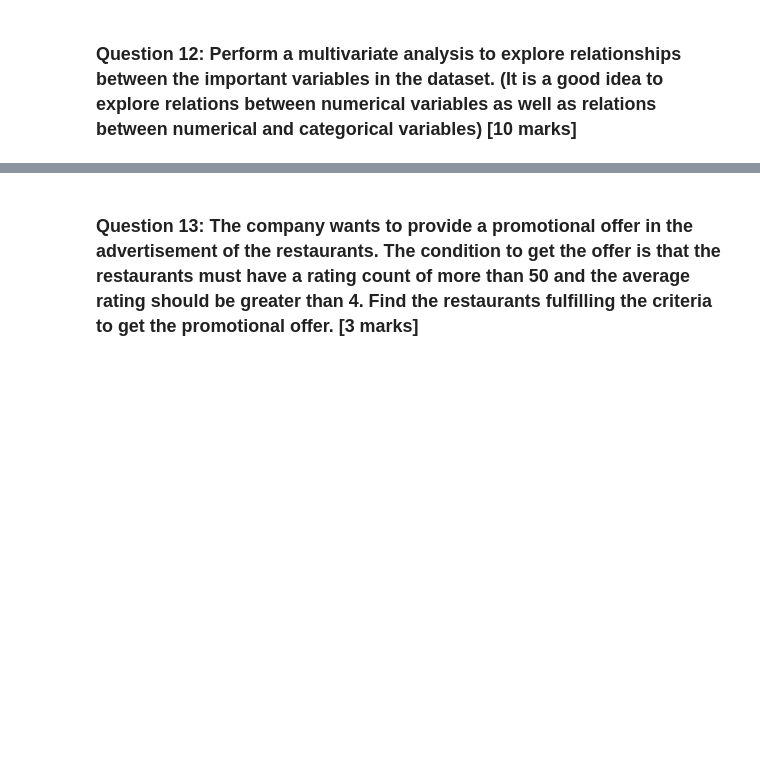
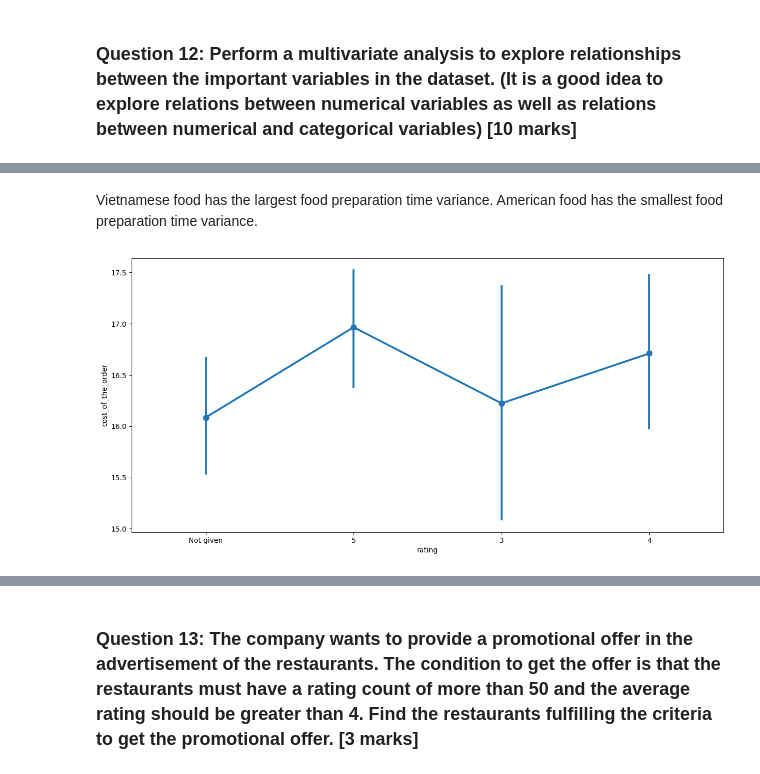
Before and after one commit to dfisher1212/MIT_PE_ADSP, a Jupyter notebook: FDS_Project_LearnerNotebook_FullCode.ipynb, the cells around one changed output, grey strips where cells are left out. Saved outputs shown, nothing was run; the diff lists cells and outputs as text; code cells hidden in the pictures; blank space fills up the shorter version.

```diff
--- a/FDS_Project_LearnerNotebook_FullCode.ipynb
+++ b/FDS_Project_LearnerNotebook_FullCode.ipynb
@@ -327,0 +333,9 @@ dtype: int64
+# %% [markdown]
+Vietnamese food has the largest food preparation time variance. American food has the smallest food preparation time variance.
+# %%
+# Rating vs Cost of Order
+plt.figure(figsize=(15, 7))
+sns.pointplot(x = 'rating', y = 'cost_of_the_order', data = df)
+plt.show()
+# %% [output]
+[figure, added]
```
Also changed, not shown: parts of 9 cells of this notebook.
